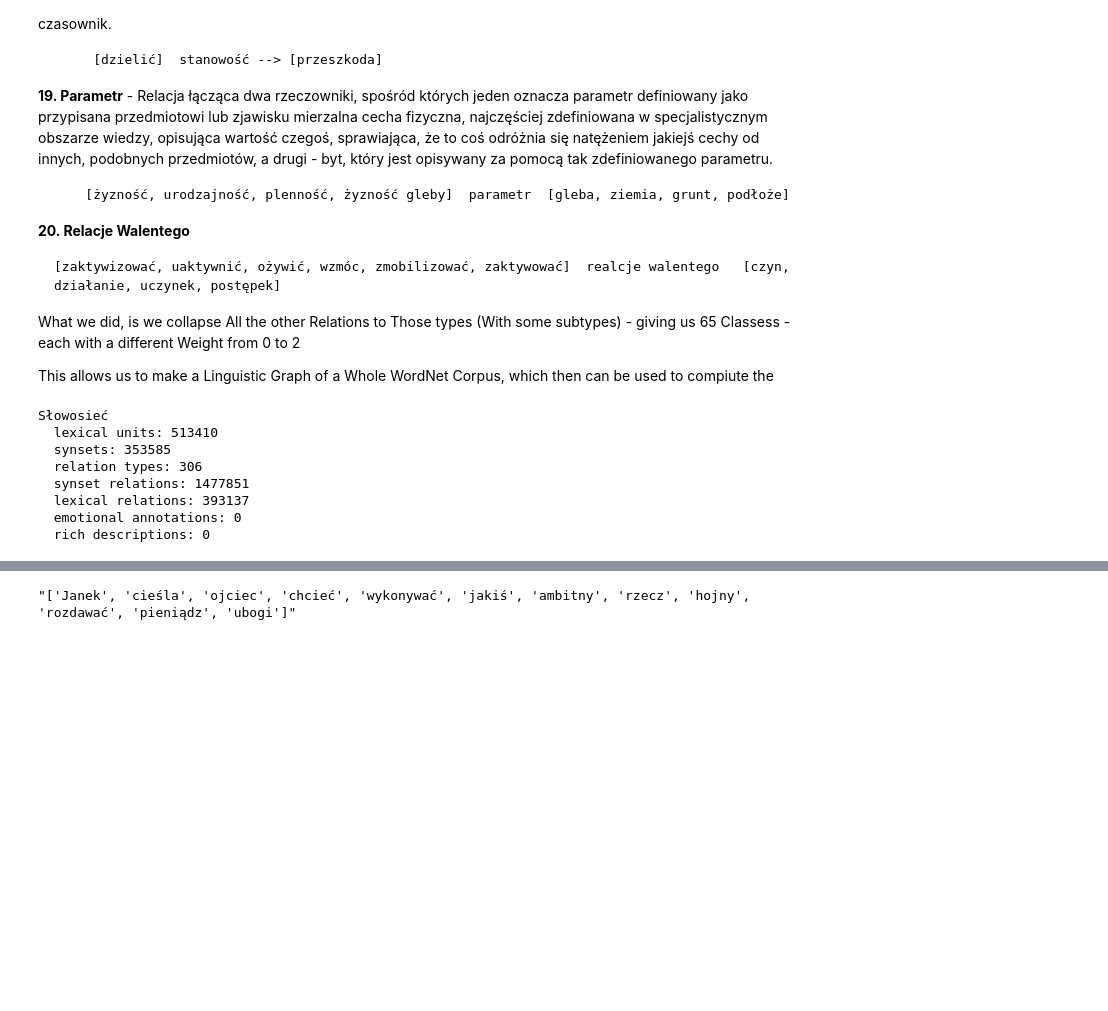
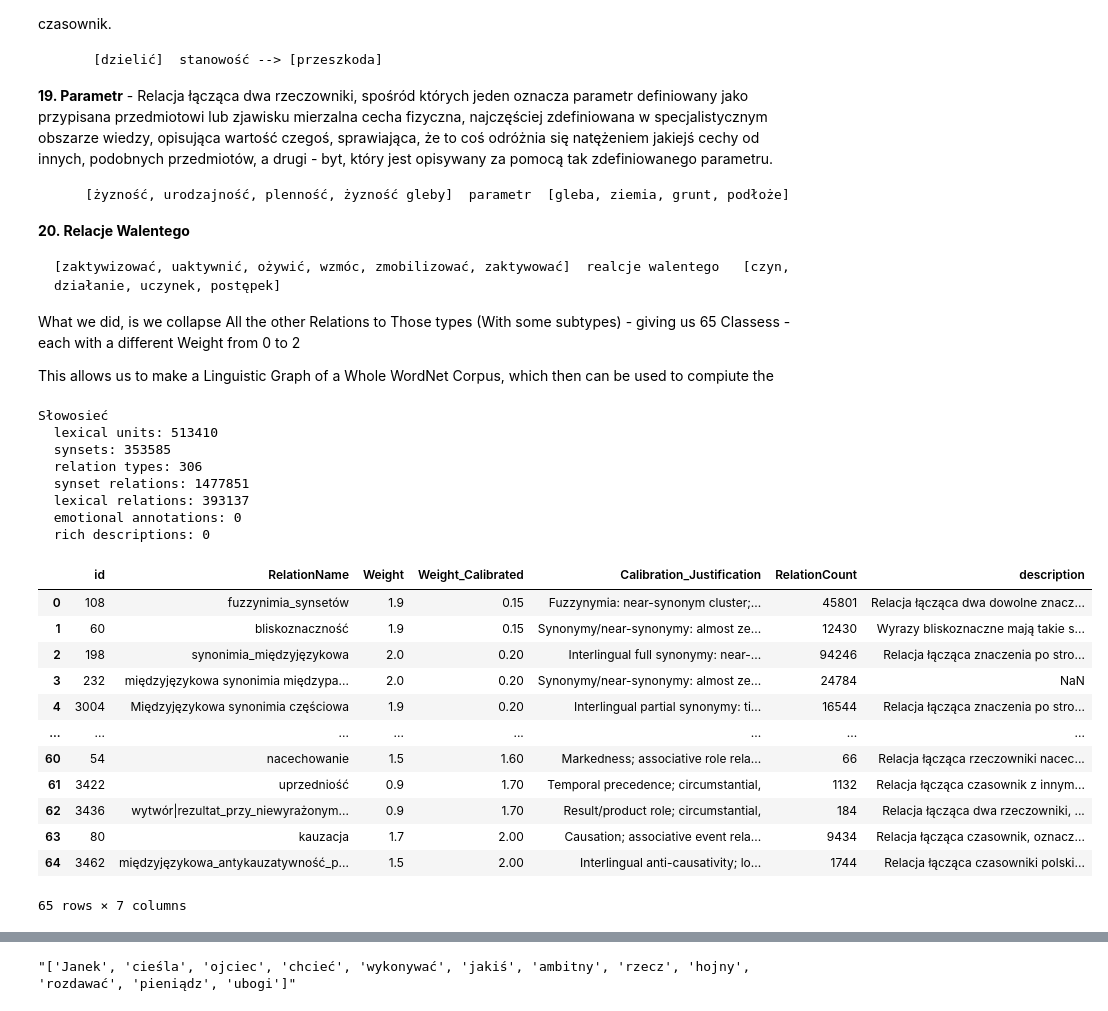
Before and after one commit to MichalDomagala08/startegicMW_lite, a Jupyter notebook: Experiment/analysis/wordClassifier copy.ipynb, the cells around one changed output, grey strips where cells are left out. Saved outputs shown, nothing was run; the diff lists cells and outputs as text; code cells hidden in the pictures; blank space fills up the shorter version.

```diff
--- a/Experiment/analysis/wordClassifier copy.ipynb
+++ b/Experiment/analysis/wordClassifier copy.ipynb
@@ -100,7 +100,7 @@ Here we Label our Data based on 4 classess - it is done only ones
 import ast
 
 labeledSubjects = dfData['Subject'].unique()
-subjR = os.listdir(savePathRecall)
+subjR = [ f.name for f in os.scandir(savePathRecall) if f.is_dir() ]
 
 from IPython.display import clear_output
 if LABELING:
@@ -112,7 +112,7 @@ subjList     = []
 fragmentList = []
 rawCorpus    = []
 
-for s in subjR:
+for sn,s in enumerate(subjR):
 
     textfiles = [f for f in os.listdir(os.path.join(savePathRecall, s)) if f.endswith('.txt') and 'recall_' in f[:7] and "KASIA" not in f]
     answDict[s] = []
@@ -121,7 +121,7 @@ for s in subjR:
     for t in textfiles:
         text_file =  open(os.path.join(savePathRecall,s,t), "r+",encoding="utf-8")
         fragmentList.append(os.path.splitext(t)[0])
-        subjList.append(s)
+        subjList.append(f'DS{int(m.group(1)):02d}')
 
         for line in text_file: # One Text - One Line: Always! - thats why it worrks although it looks INCREDIBELY SKETCHY
             rawCorpus.append(line)
@@ -1749,6 +1749,22 @@ dfWnCount = get_RelationsCountDF(dfWnC,dfRelations)
 dfWnCount.to_excel(r"C:\Users\barak\Documents\GitHub\startegicMW_lite\Experiment\analysis\RecallAnalysis\GoodRelations.xlsx")
 if VERBOSE:
     dfWnCount
+# %%
+dd
+# %% [output]
+|  | id | RelationName | Weight | Weight_Calibrated | Calibration_Justification | RelationCount | description |
+| 0 | 108 | fuzzynimia_synsetów | 1.9 | 0.15 | Fuzzynymia: near-synonym cluster;... | 45801 | Relacja łącząca dwa dowolne znacz... |
+| 1 | 60 | bliskoznaczność | 1.9 | 0.15 | Synonymy/near-synonymy: almost ze... | 12430 | Wyrazy bliskoznaczne mają takie s... |
+| 2 | 198 | synonimia_międzyjęzykowa | 2.0 | 0.20 | Interlingual full synonymy: near-... | 94246 | Relacja łącząca znaczenia po stro... |
+| 3 | 232 | międzyjęzykowa synonimia międzypa... | 2.0 | 0.20 | Synonymy/near-synonymy: almost ze... | 24784 | NaN |
+| 4 | 3004 | Międzyjęzykowa synonimia częściowa | 1.9 | 0.20 | Interlingual partial synonymy: ti... | 16544 | Relacja łącząca znaczenia po stro... |
+| ... | ... | ... | ... | ... | ... | ... | ... |
+| 60 | 54 | nacechowanie | 1.5 | 1.60 | Markedness; associative role rela... | 66 | Relacja łącząca rzeczowniki nacec... |
+| 61 | 3422 | uprzedniość | 0.9 | 1.70 | Temporal precedence; circumstantial, | 1132 | Relacja łącząca czasownik z innym... |
+| 62 | 3436 | wytwór|rezultat_przy_niewyrażonym... | 0.9 | 1.70 | Result/product role; circumstantial, | 184 | Relacja łącząca dwa rzeczowniki, ... |
+| 63 | 80 | kauzacja | 1.7 | 2.00 | Causation; associative event rela... | 9434 | Relacja łącząca czasownik, oznacz... |
+| 64 | 3462 | międzyjęzykowa_antykauzatywność_p... | 1.5 | 2.00 | Interlingual anti-causativity; lo... | 1744 | Relacja łącząca czasowniki polski... |
+65 rows × 7 columns
 # %%
 
 #### Create a Weight DataFrame
```
Also changed, not shown: parts of 4 cells of this notebook, 8 other files.
